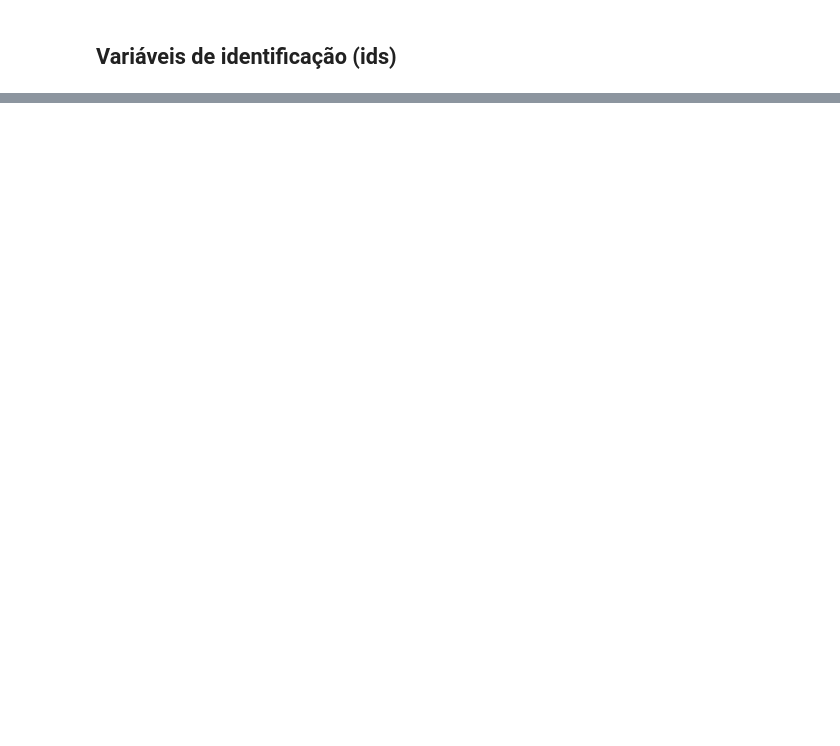
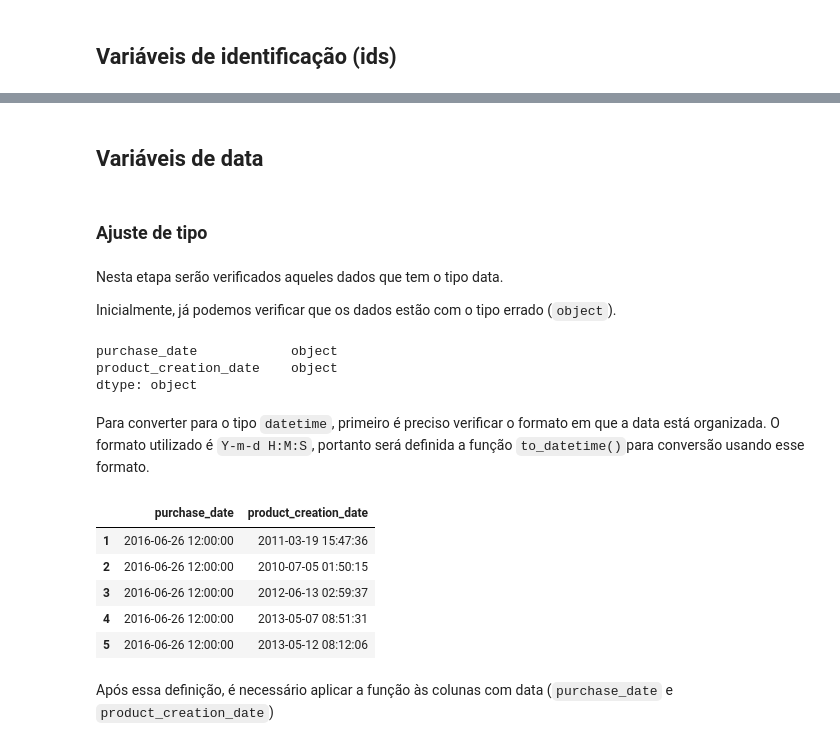
Before and after one commit to FelipeGruend/ds_hotmart, a Jupyter notebook: notebooks/1-Preprocessing.ipynb, the cells around one changed output, grey strips where cells are left out. Saved outputs shown, nothing was run; the diff lists cells and outputs as text; code cells hidden in the pictures; blank space fills up the shorter version.

```diff
--- a/notebooks/1-Preprocessing.ipynb
+++ b/notebooks/1-Preprocessing.ipynb
@@ -64,0 +173,29 @@ dtype: object
+# %% [markdown]
+## Variáveis de data
+# %% [markdown]
+### Ajuste de tipo
+# %% [markdown]
+Nesta etapa serão verificados aqueles dados que tem o tipo data.
+
+Inicialmente, já podemos verificar que os dados estão com o tipo errado (`object`).
+# %%
+# selecionando as colunas com '_date'
+date_columns = [col for col in df.columns if '_date' in col]
+
+# visualização dos tipos de dados  encontrados
+df[date_columns].dtypes
+# %% [output]
+purchase_date            object
+product_creation_date    object
+dtype: object
+# %% [markdown]
+Para converter para o tipo `datetime`, primeiro é preciso verificar o formato em que a data está organizada. O formato utilizado é `Y-m-d H:M:S`, portanto será definida a função `to_datetime()`para conversão usando esse formato.
+# %%
+df[date_columns].head()
+# %% [output]
+|  | purchase_date | product_creation_date |
+| 1 | 2016-06-26 12:00:00 | 2011-03-19 15:47:36 |
+| 2 | 2016-06-26 12:00:00 | 2010-07-05 01:50:15 |
+| 3 | 2016-06-26 12:00:00 | 2012-06-13 02:59:37 |
+| 4 | 2016-06-26 12:00:00 | 2013-05-07 08:51:31 |
+| 5 | 2016-06-26 12:00:00 | 2013-05-12 08:12:06 |
@@ -64,0 +211,2 @@ dtype: object
+# %% [markdown]
+Após essa definição, é necessário aplicar a função às colunas com data (`purchase_date` e `product_creation_date`)
```
Also changed, not shown: parts of 78 cells of this notebook.
